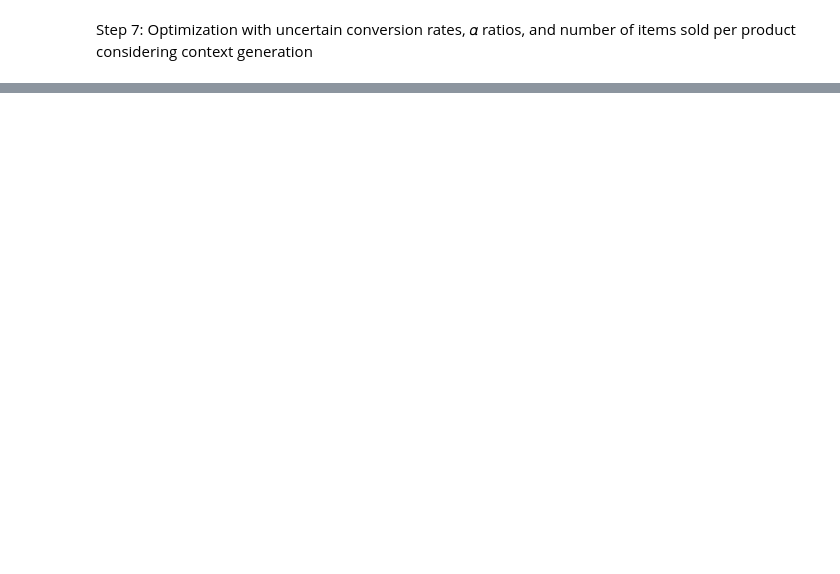
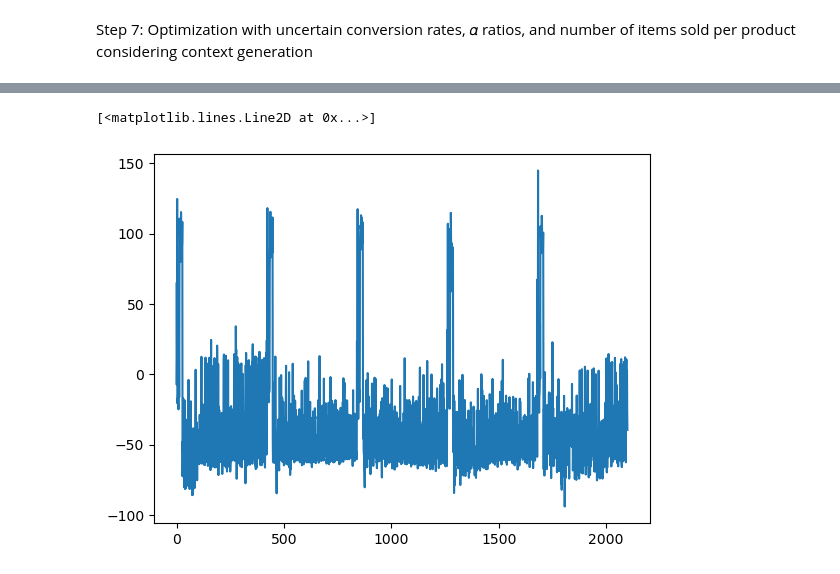
Before and after one commit to GiuliaMontani/Online-learning-application, a Jupyter notebook: Step7.ipynb, the cells around one changed output, grey strips where cells are left out. Cells and saved outputs as stored; diff of their text form; code cells hidden in the pictures; blank space fills up the shorter version.

```diff
--- a/Step7.ipynb
+++ b/Step7.ipynb
@@ -740,0 +710,5 @@ plt.show()
+# %%
+plt.plot(OPT - collected_reward_tss)
+# %% [output]
+[<matplotlib.lines.Line2D at 0x...>]
+[figure, added]
```
Also changed, not shown: parts of 43 cells of this notebook.
